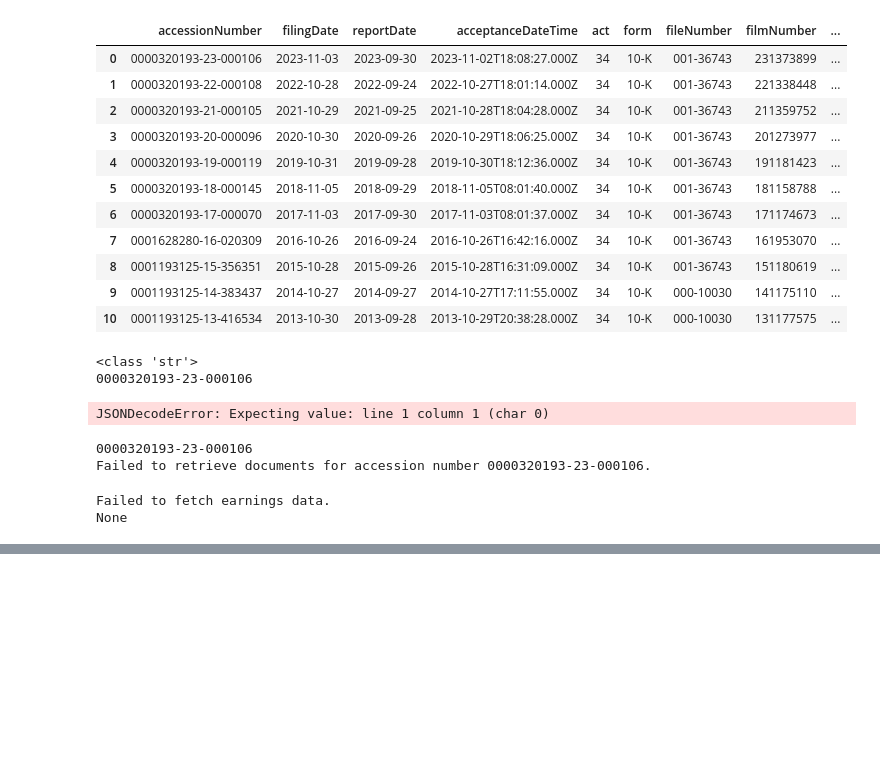
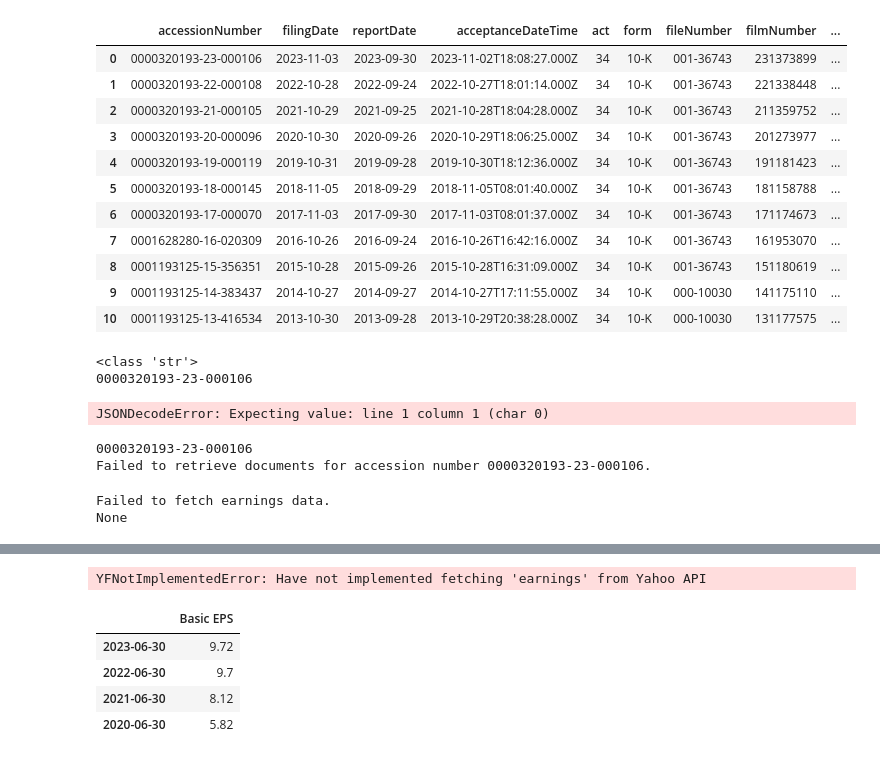
Before and after one commit to brigittesullivan/eps-stock-market-ml-project, a Jupyter notebook: Untitled.ipynb, the cells around one changed output, grey strips where cells are left out. Cells and saved outputs as stored; diff of their text form; code cells hidden in the pictures; blank space fills up the shorter version.

Commit message:
extracting EPS data resolved

```diff
--- a/Untitled.ipynb
+++ b/Untitled.ipynb
@@ -192,0 +230,37 @@ None
+# %%
+import yfinance as yf
+
+def get_quarterly_eps(symbol):
+    stock = yf.Ticker(symbol)
+    earnings = stock.quarterly_earnings
+    shares_outstanding = stock.info.get("sharesOutstanding")
+
+    if earnings is None or shares_outstanding is None:
+        return None
+
+    earnings_per_share = earnings["Earnings"].div(shares_outstanding)
+    return earnings_per_share
+
+stocks = ["AAPL", "MSFT", "GOOGL"]
+eps_data = {symbol: get_quarterly_eps(symbol) for symbol in stocks}
+
+for symbol, eps in eps_data.items():
+    if eps is not None:
+        print(f"{symbol} Quarterly EPS:")
+        print(eps)
+        print()
+    else:
+        print(f"Failed to retrieve data for {symbol}")
+# %% [output]
+YFNotImplementedError: Have not implemented fetching 'earnings' from Yahoo API
+# %%
+msft = yf.Ticker("MSFT")
+# %%
+import pandas as pd
+pd.DataFrame(msft.income_stmt.T["Basic EPS"])
+# %% [output]
+|  | Basic EPS |
+| 2023-06-30 | 9.72 |
+| 2022-06-30 | 9.7 |
+| 2021-06-30 | 8.12 |
+| 2020-06-30 | 5.82 |
```
Also changed, not shown: parts of 2 cells of this notebook, 4 other files.
